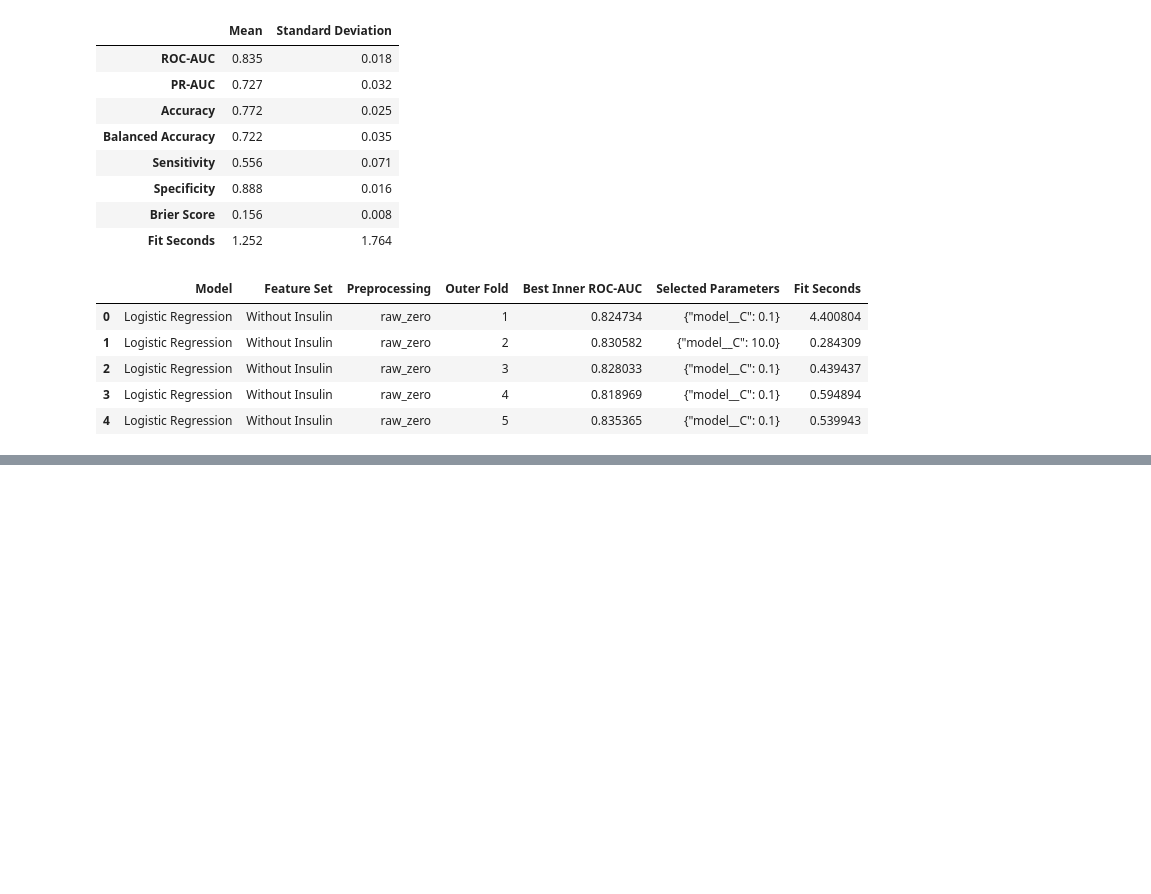
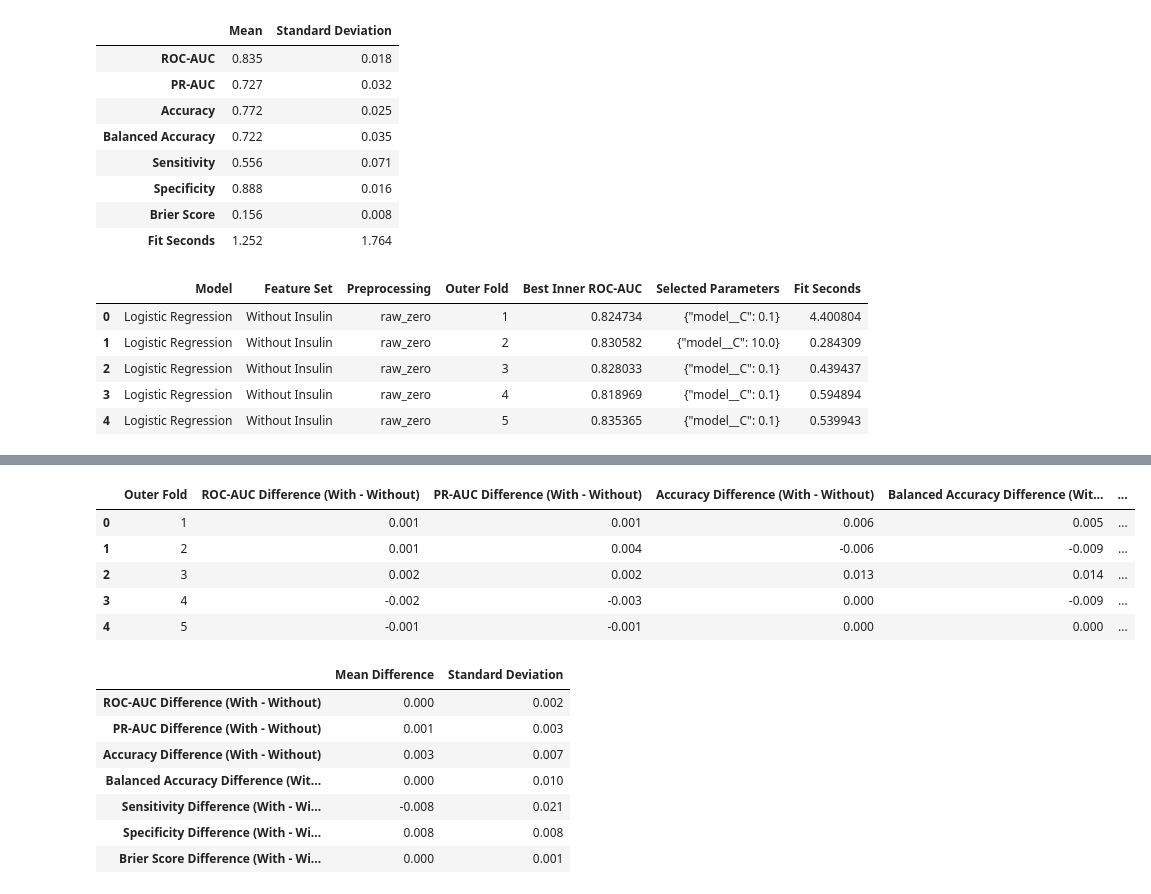
Before and after one commit to rodrigoviannasn/mat422-insulin-diabetes-project, a Jupyter notebook: notebooks/02_modeling_results.ipynb, the cells around one changed output, grey strips where cells are left out. Drawn from its saved outputs; the diff is of its cells as text; code cells hidden in the pictures; blank space fills up the shorter version.

```diff
--- a/notebooks/02_modeling_results.ipynb
+++ b/notebooks/02_modeling_results.ipynb
@@ -597,0 +674,69 @@ Running Logistic Regression | raw_zero | Without Insulin | outer fold 5/5
+# %%
+# Compare raw-value logistic regression with and without insulin.
+
+without_insulin_folds = (
+    pilot_result["fold_metrics"]
+    .sort_values("Outer Fold")
+    .reset_index(drop=True)
+)
+
+with_insulin_folds = (
+    with_insulin_result["fold_metrics"]
+    .sort_values("Outer Fold")
+    .reset_index(drop=True)
+)
+
+paired_differences = pd.DataFrame({
+    "Outer Fold": without_insulin_folds["Outer Fold"],
+})
+
+for metric in METRIC_COLUMNS:
+    paired_differences[
+        f"{metric} Difference (With - Without)"
+    ] = (
+        with_insulin_folds[metric]
+        - without_insulin_folds[metric]
+    )
+
+difference_columns = [
+    column for column in paired_differences.columns
+    if column != "Outer Fold"
+]
+
+difference_summary = (
+    paired_differences[difference_columns]
+    .agg(["mean", "std"])
+    .T
+    .rename(columns={
+        "mean": "Mean Difference",
+        "std": "Standard Deviation",
+    })
+    .round(3)
+)
+
+display(paired_differences.round(3))
+display(difference_summary)
+
+paired_differences.to_csv(
+    TABLES_DIR / "logistic_raw_insulin_ablation_by_fold.csv",
+    index=False,
+)
+
+difference_summary.to_csv(
+    TABLES_DIR / "logistic_raw_insulin_ablation_summary.csv",
+)
+# %% [output]
+|  | Outer Fold | ROC-AUC Difference (With - Without) | PR-AUC Difference (With - Without) | Accuracy Difference (With - Without) | Balanced Accuracy Difference (Wit... | ... |
+| 0 | 1 | 0.001 | 0.001 | 0.006 | 0.005 | ... |
+| 1 | 2 | 0.001 | 0.004 | -0.006 | -0.009 | ... |
+| 2 | 3 | 0.002 | 0.002 | 0.013 | 0.014 | ... |
+| 3 | 4 | -0.002 | -0.003 | 0.000 | -0.009 | ... |
+| 4 | 5 | -0.001 | -0.001 | 0.000 | 0.000 | ... |
+|  | Mean Difference | Standard Deviation |
+| ROC-AUC Difference (With - Without) | 0.000 | 0.002 |
+| PR-AUC Difference (With - Without) | 0.001 | 0.003 |
+| Accuracy Difference (With - Without) | 0.003 | 0.007 |
+| Balanced Accuracy Difference (Wit... | 0.000 | 0.010 |
+| Sensitivity Difference (With - Wi... | -0.008 | 0.021 |
+| Specificity Difference (With - Wi... | 0.008 | 0.008 |
+| Brier Score Difference (With - Wi... | 0.000 | 0.001 |
```
Also changed, not shown: parts of 2 cells of this notebook.
